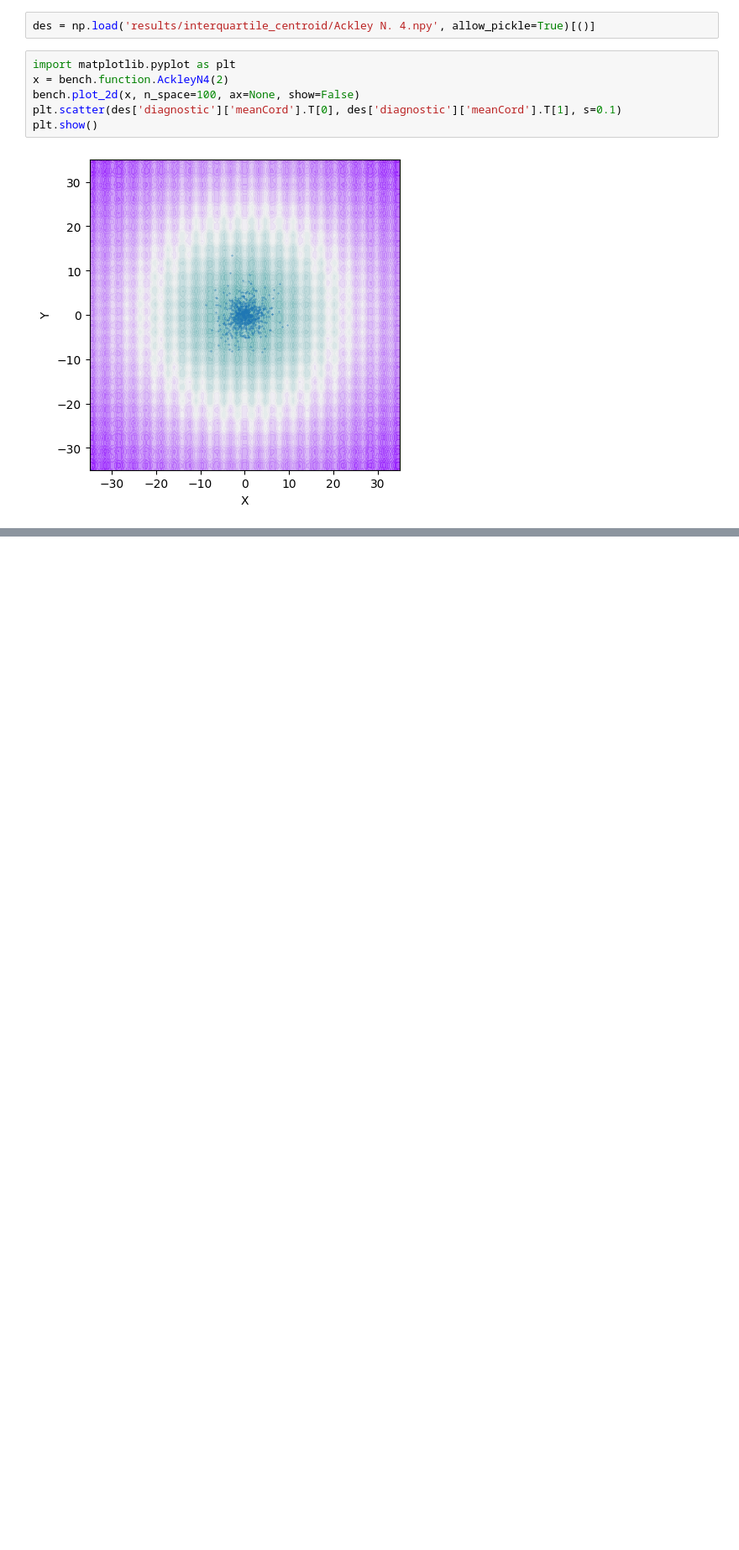
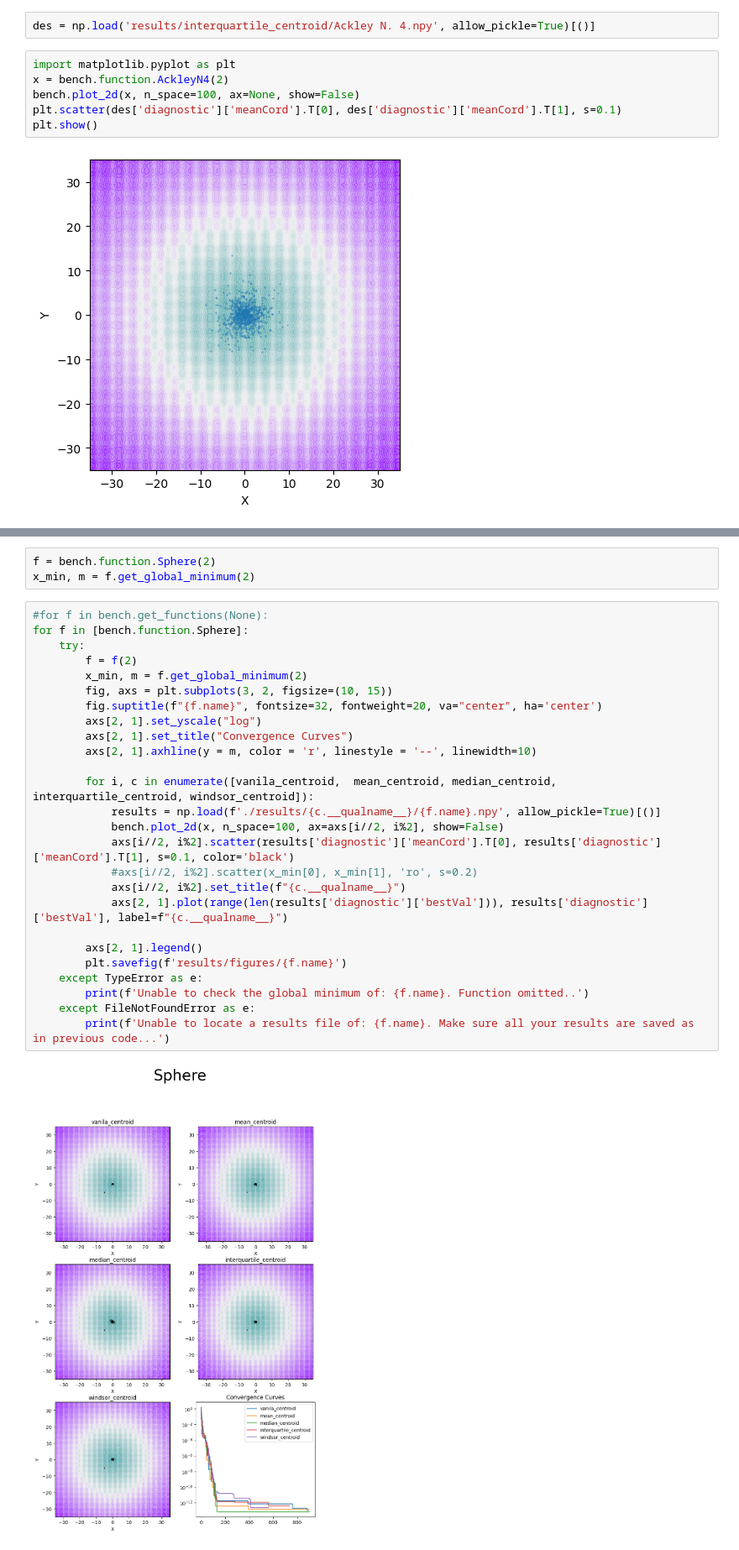
Before and after one commit to RichardStaszkiewicz/WUT-AMHE-PROJECT-Centroids-in-DES, a Jupyter notebook: analyze.ipynb, the cells around one changed output, grey strips where cells are left out. Shown at 84% size. Cells and saved outputs as stored; diff of their text form; blank space fills up the shorter version.

Commit message:
[Graphics] Added automatic graphic generation of functions and convergence curves

```diff
--- a/analyze.ipynb
+++ b/analyze.ipynb
@@ -125,0 +130,31 @@ plt.show()
+# %%
+f = bench.function.Sphere(2)
+x_min, m = f.get_global_minimum(2)
+# %%
+#for f in bench.get_functions(None):
+for f in [bench.function.Sphere]:
+    try:
+        f = f(2)
+        x_min, m = f.get_global_minimum(2)
+        fig, axs = plt.subplots(3, 2, figsize=(10, 15))
+        fig.suptitle(f"{f.name}", fontsize=32, fontweight=20, va="center", ha='center')
+        axs[2, 1].set_yscale("log")
+        axs[2, 1].set_title("Convergence Curves")
+        axs[2, 1].axhline(y = m, color = 'r', linestyle = '--', linewidth=10)
+
+        for i, c in enumerate([vanila_centroid,  mean_centroid, median_centroid, interquartile_centroid, windsor_centroid]):
+            results = np.load(f'./results/{c.__qualname__}/{f.name}.npy', allow_pickle=True)[()]
+            bench.plot_2d(x, n_space=100, ax=axs[i//2, i%2], show=False)
+            axs[i//2, i%2].scatter(results['diagnostic']['meanCord'].T[0], results['diagnostic']['meanCord'].T[1], s=0.1, color='black')
+            #axs[i//2, i%2].scatter(x_min[0], x_min[1], 'ro', s=0.2)
+            axs[i//2, i%2].set_title(f"{c.__qualname__}")
+            axs[2, 1].plot(range(len(results['diagnostic']['bestVal'])), results['diagnostic']['bestVal'], label=f"{c.__qualname__}")
+
+        axs[2, 1].legend()
+        plt.savefig(f'results/figures/{f.name}')
+    except TypeError as e:
+        print(f'Unable to check the global minimum of: {f.name}. Function omitted..')
+    except FileNotFoundError as e:
+        print(f'Unable to locate a results file of: {f.name}. Make sure all your results are saved as in previous code...')
+# %% [output]
+[figure, added]
```
Also changed, not shown: parts of 2 cells of this notebook.
